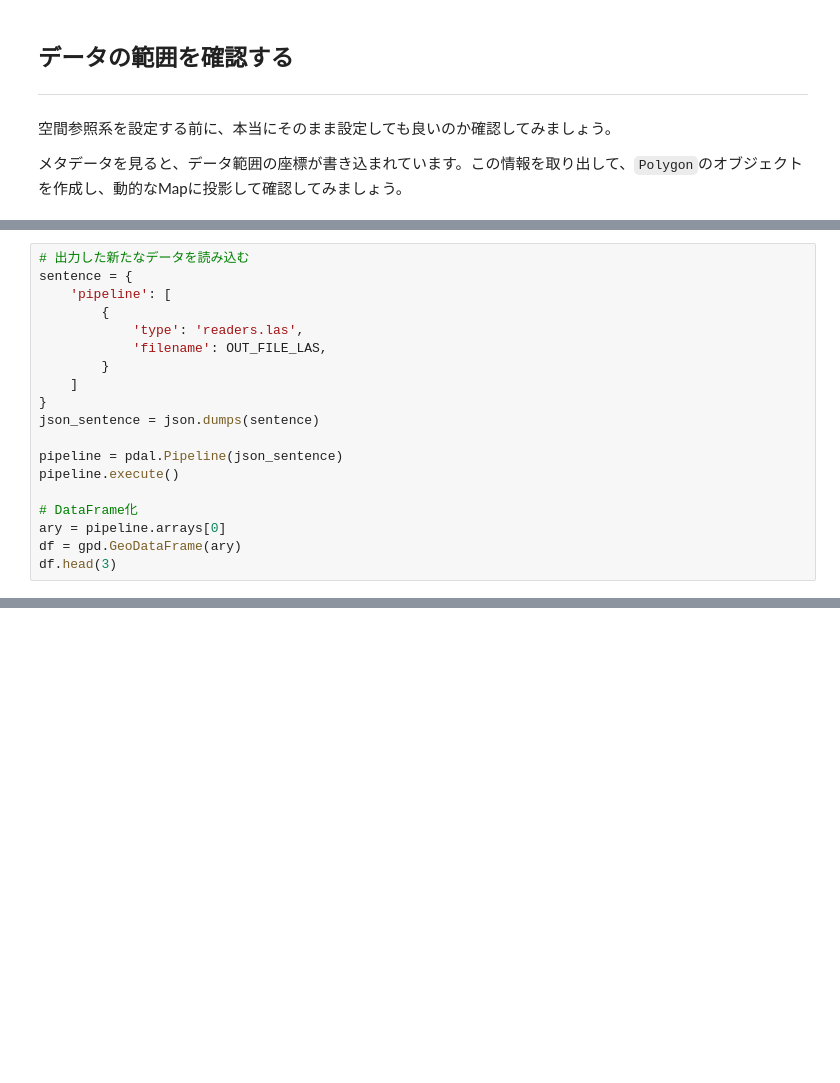
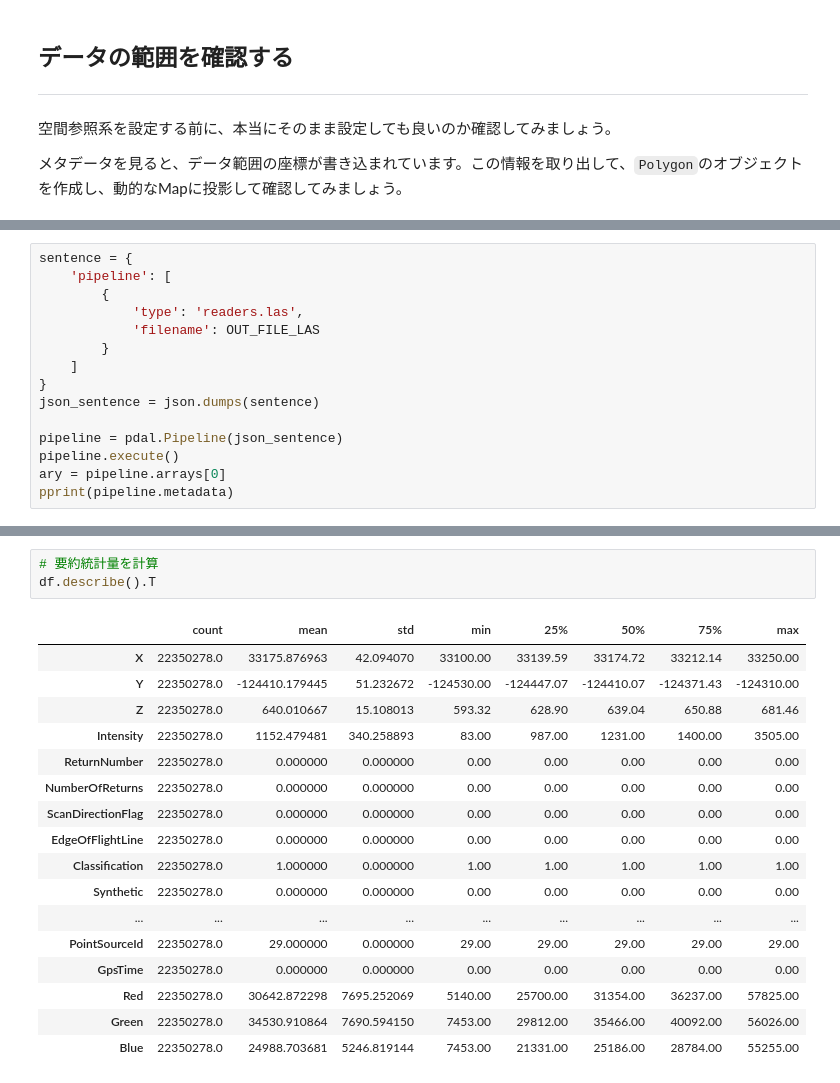
Before and after one commit to SNaganoAomori/LearnLidarData, a Jupyter notebook: Lidar × Python Tutorial Session1.ipynb, the cells around one changed output, grey strips where cells are left out. Cells and saved outputs as stored; diff of their text form; blank space fills up the shorter version.

```diff
--- a/Lidar × Python Tutorial Session1.ipynb
+++ b/Lidar × Python Tutorial Session1.ipynb
@@ -375,10 +304,9 @@ plt.grid(color='white');
 # %%
-# 出力した新たなデータを読み込む
 sentence = {
     'pipeline': [
         {
             'type': 'readers.las',
-            'filename': OUT_FILE_LAS,
+            'filename': OUT_FILE_LAS
         }
     ]
 }
@@ -386,9 +314,6 @@ json_sentence = json.dumps(sentence)
 
 pipeline = pdal.Pipeline(json_sentence)
 pipeline.execute()
-
-# DataFrame化
 ary = pipeline.arrays[0]
-df = gpd.GeoDataFrame(ary)
-df.head(3)
+pprint(pipeline.metadata)
 # %% [output]
@@ -466,0 +389,21 @@ Image(r"F:\TEMP_FILE_STRAGE\LearnLidarData\images\Image of ClothSimulationFilter
+# %%
+# 要約統計量を計算
+df.describe().T
+# %% [output]
+|  | count | mean | std | min | 25% | 50% | 75% | max |
+| X | 22350278.0 | 33175.876963 | 42.094070 | 33100.00 | 33139.59 | 33174.72 | 33212.14 | 33250.00 |
+| Y | 22350278.0 | -124410.179445 | 51.232672 | -124530.00 | -124447.07 | -124410.07 | -124371.43 | -124310.00 |
+| Z | 22350278.0 | 640.010667 | 15.108013 | 593.32 | 628.90 | 639.04 | 650.88 | 681.46 |
+| Intensity | 22350278.0 | 1152.479481 | 340.258893 | 83.00 | 987.00 | 1231.00 | 1400.00 | 3505.00 |
+| ReturnNumber | 22350278.0 | 0.000000 | 0.000000 | 0.00 | 0.00 | 0.00 | 0.00 | 0.00 |
+| NumberOfReturns | 22350278.0 | 0.000000 | 0.000000 | 0.00 | 0.00 | 0.00 | 0.00 | 0.00 |
+| ScanDirectionFlag | 22350278.0 | 0.000000 | 0.000000 | 0.00 | 0.00 | 0.00 | 0.00 | 0.00 |
+| EdgeOfFlightLine | 22350278.0 | 0.000000 | 0.000000 | 0.00 | 0.00 | 0.00 | 0.00 | 0.00 |
+| Classification | 22350278.0 | 1.000000 | 0.000000 | 1.00 | 1.00 | 1.00 | 1.00 | 1.00 |
+| Synthetic | 22350278.0 | 0.000000 | 0.000000 | 0.00 | 0.00 | 0.00 | 0.00 | 0.00 |
+| ... | ... | ... | ... | ... | ... | ... | ... | ... |
+| PointSourceId | 22350278.0 | 29.000000 | 0.000000 | 29.00 | 29.00 | 29.00 | 29.00 | 29.00 |
+| GpsTime | 22350278.0 | 0.000000 | 0.000000 | 0.00 | 0.00 | 0.00 | 0.00 | 0.00 |
+| Red | 22350278.0 | 30642.872298 | 7695.252069 | 5140.00 | 25700.00 | 31354.00 | 36237.00 | 57825.00 |
+| Green | 22350278.0 | 34530.910864 | 7690.594150 | 7453.00 | 29812.00 | 35466.00 | 40092.00 | 56026.00 |
+| Blue | 22350278.0 | 24988.703681 | 5246.819144 | 7453.00 | 21331.00 | 25186.00 | 28784.00 | 55255.00 |
```
Also changed, not shown: parts of 33 cells of this notebook.
